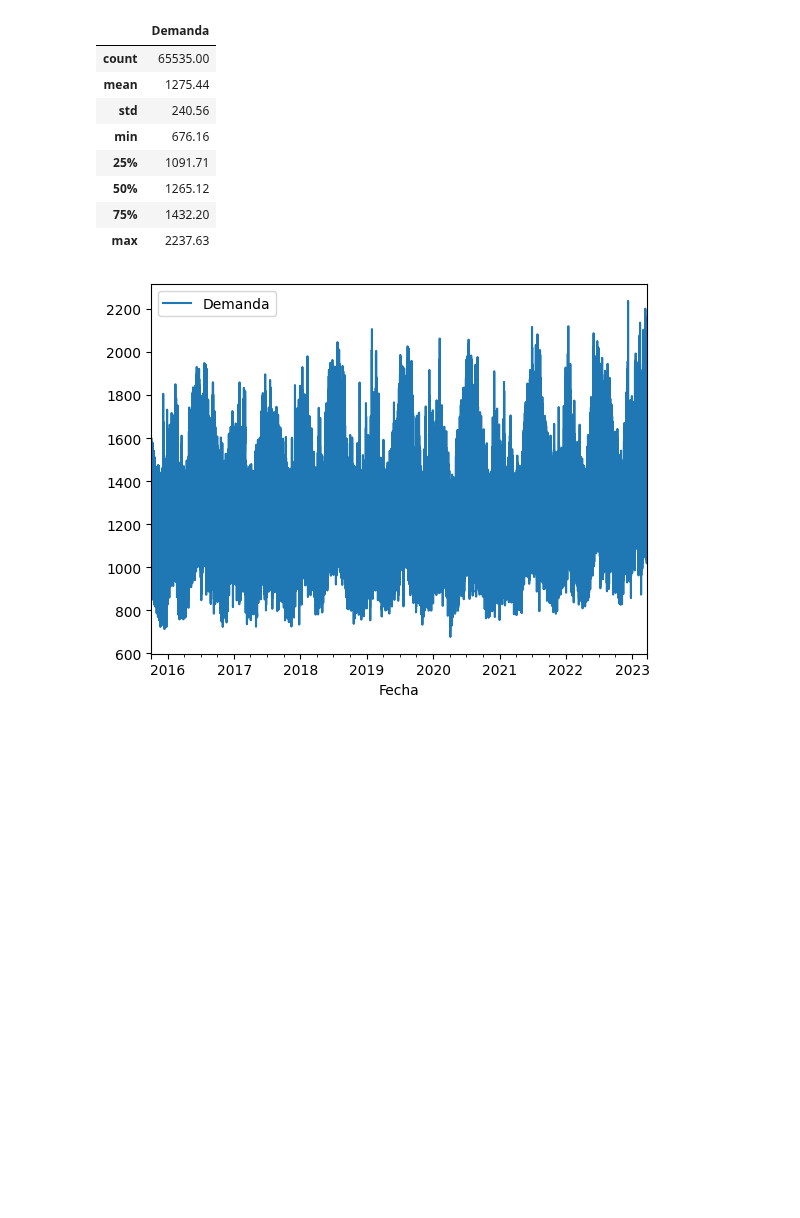
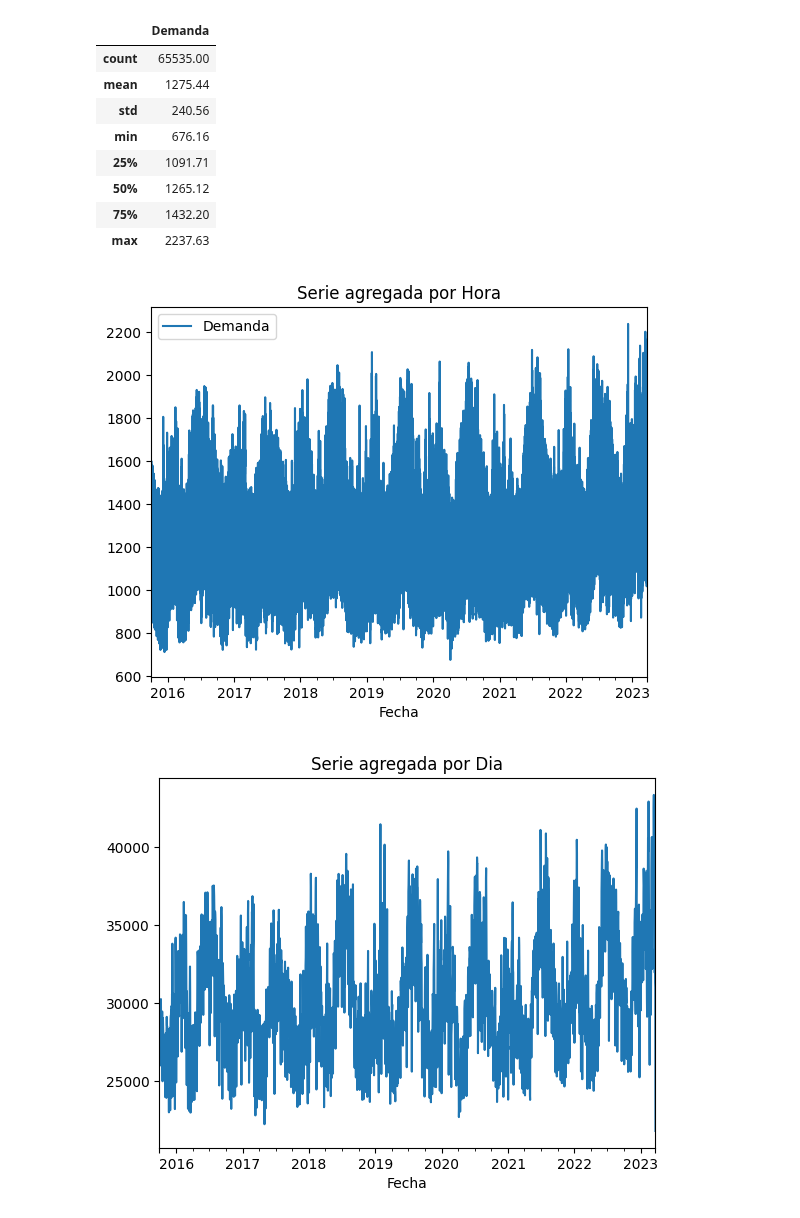
Before and after one commit to AndresMontesDeOca/TimeSeries, a Jupyter notebook: TP1.ipynb, the cells around one changed output. Saved outputs shown, nothing was run; the diff lists cells and outputs as text; code cells hidden in the pictures; blank space fills up the shorter version.

```diff
--- a/TP1.ipynb
+++ b/TP1.ipynb
@@ -150,9 +150,18 @@ Mediana: 1265.12051
 | 50% | 1265.12 |
 | 75% | 1432.20 |
 | max | 2237.63 |
-# %%
-# Ploteamos para ver como quedaria la serie corregida
-data.plot()
-plt.show()
-# %% [output]
-[figure, removed]
+# %%
+# Ploteamos para ver como quedaria la serie corregida
+data.plot(title='Serie agregada por Hora')
+plt.show()
+
+# El corte por hora es muy atomizado, agregamos por dia
+data_daily = data['Demanda'].resample('D').sum()
+data_daily.plot(title='Serie agregada por Dia')
+plt.show()
+
+# Seguimos con la variable data
+data = data_daily
+# %% [output]
+[figure, added]
+[figure, added]
```
